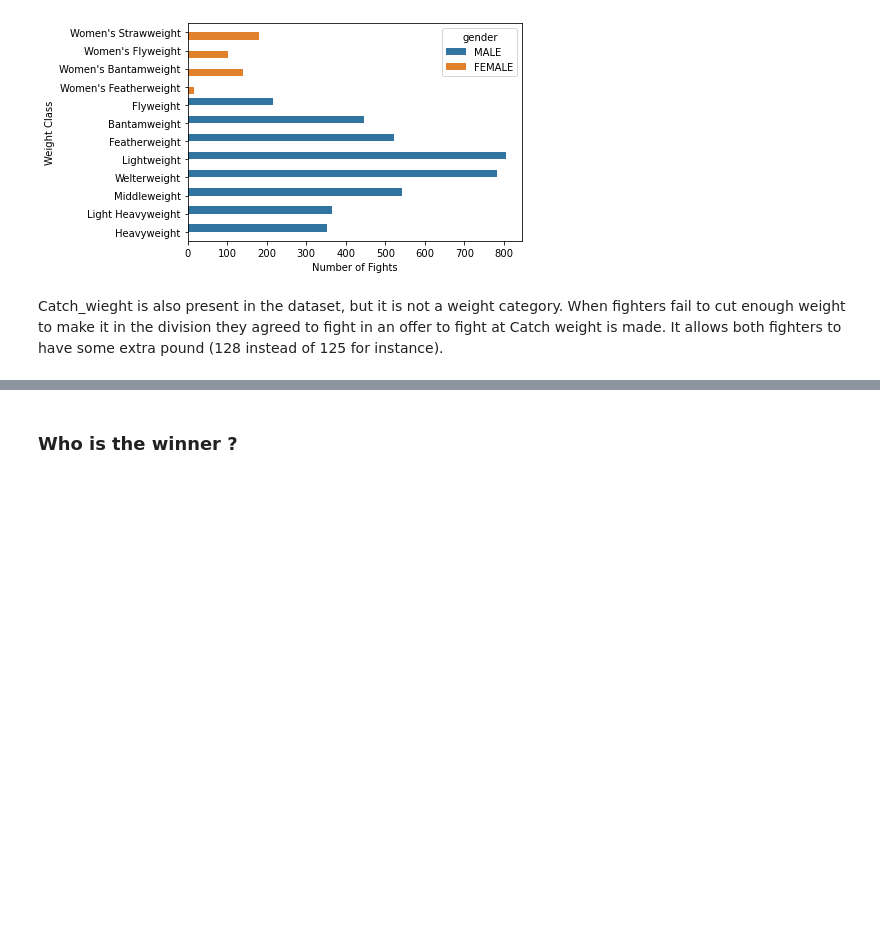
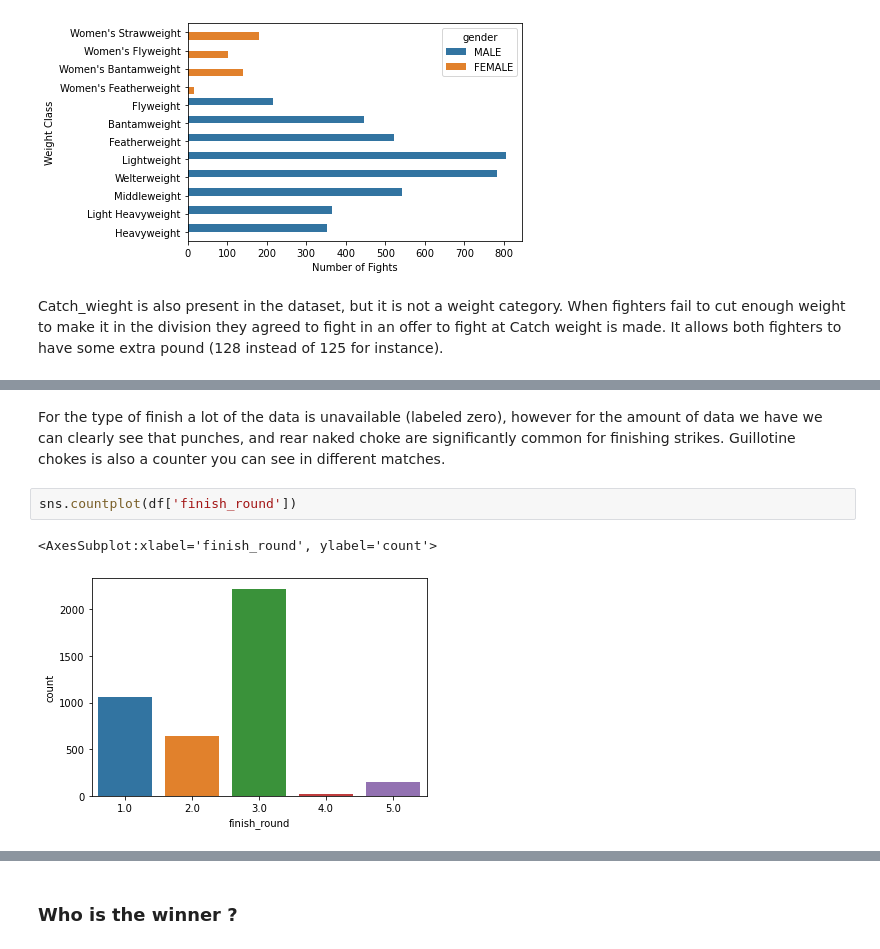
Before and after one commit to hugovergnes/UFCgraph, a Jupyter notebook: UFC_EDA.ipynb, the cells around one changed output, grey strips where cells are left out. Saved outputs shown, nothing was run; the diff lists cells and outputs as text; blank space fills up the shorter version.

```diff
--- a/UFC_EDA.ipynb
+++ b/UFC_EDA.ipynb
@@ -54,0 +87,7 @@ Catch_wieght is also present in the dataset, but it is not a weight category. Wh
+# %% [markdown]
+For the type of finish a lot of the data is unavailable (labeled zero), however for the amount of data we have we can clearly see that punches, and rear naked choke are significantly common for finishing strikes. Guillotine chokes is also a counter you can see in different matches.
+# %%
+sns.countplot(df['finish_round'])
+# %% [output]
+<AxesSubplot:xlabel='finish_round', ylabel='count'>
+[figure, added]
```
Also changed, not shown: parts of 29 cells of this notebook.
